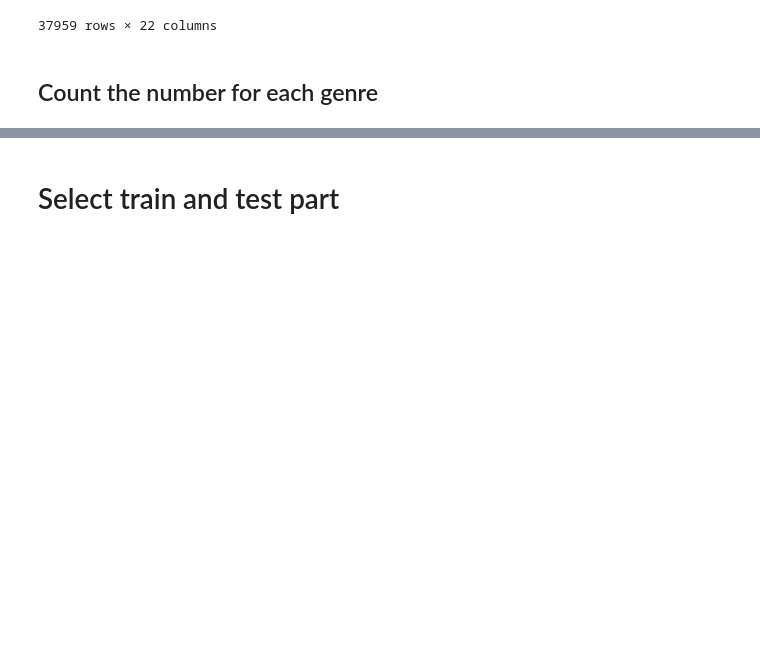
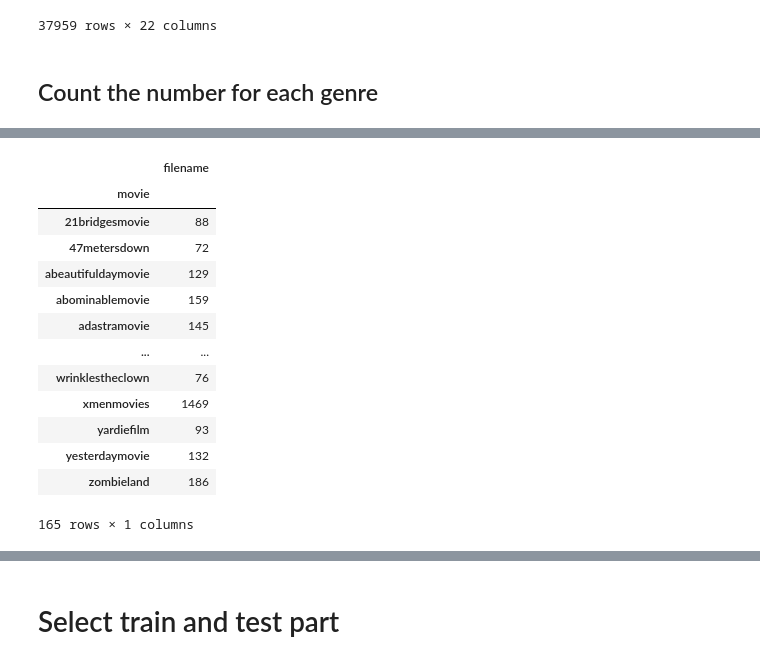
Before and after one commit to arrowill74/GPUbackup, a Jupyter notebook: Image/TrainTestMatrix.ipynb, the cells around one changed output, grey strips where cells are left out. Saved outputs shown, nothing was run; the diff lists cells and outputs as text; code cells hidden in the pictures; blank space fills up the shorter version.

```diff
--- a/Image/TrainTestMatrix.ipynb
+++ b/Image/TrainTestMatrix.ipynb
@@ -152,0 +202,19 @@ df
+# %%
+movieCount = pd.DataFrame(df.groupby(['movie']).count())
+movieCount = pd.DataFrame(movieCount['filename'])
+movieCount
+# %% [output]
+|  | filename |
+| movie |  |
+| 21bridgesmovie | 88 |
+| 47metersdown | 72 |
+| abeautifuldaymovie | 129 |
+| abominablemovie | 159 |
+| adastramovie | 145 |
+| ... | ... |
+| wrinklestheclown | 76 |
+| xmenmovies | 1469 |
+| yardiefilm | 93 |
+| yesterdaymovie | 132 |
+| zombieland | 186 |
+165 rows × 1 columns
```
Also changed, not shown: parts of 5 cells of this notebook, 20 other files.
